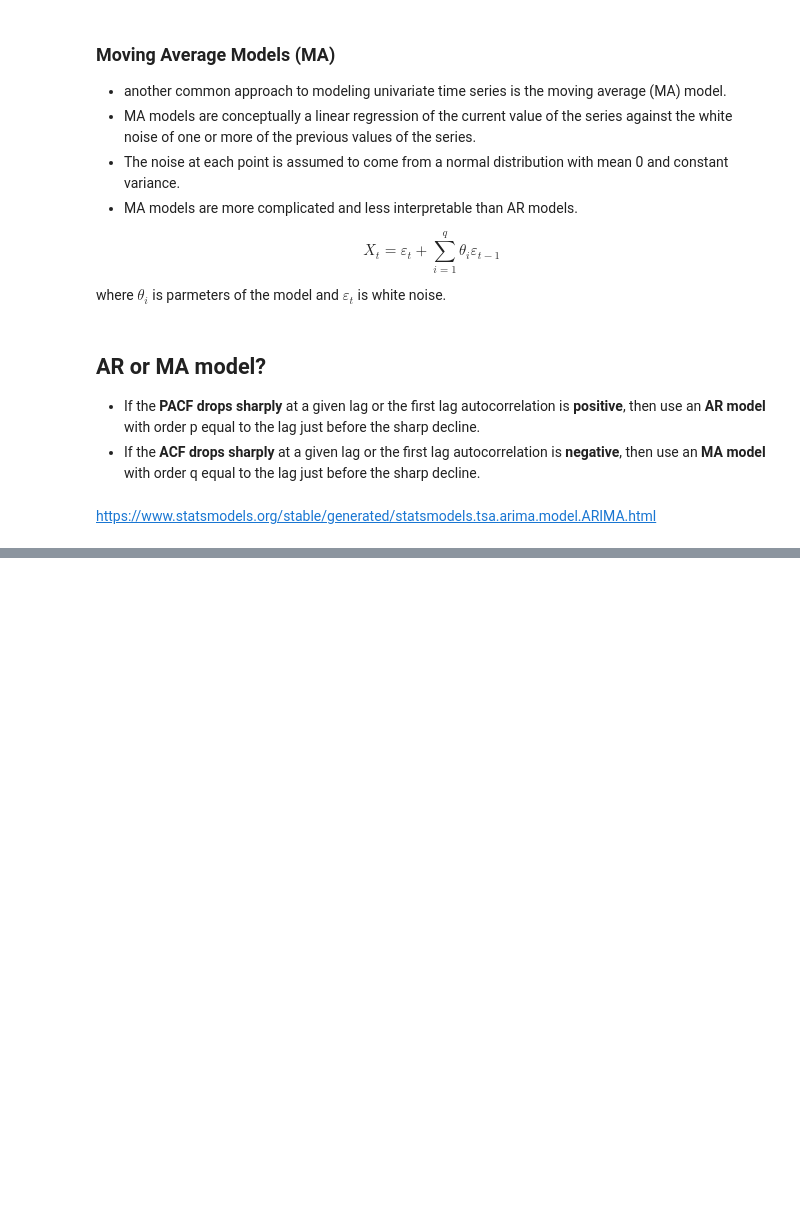
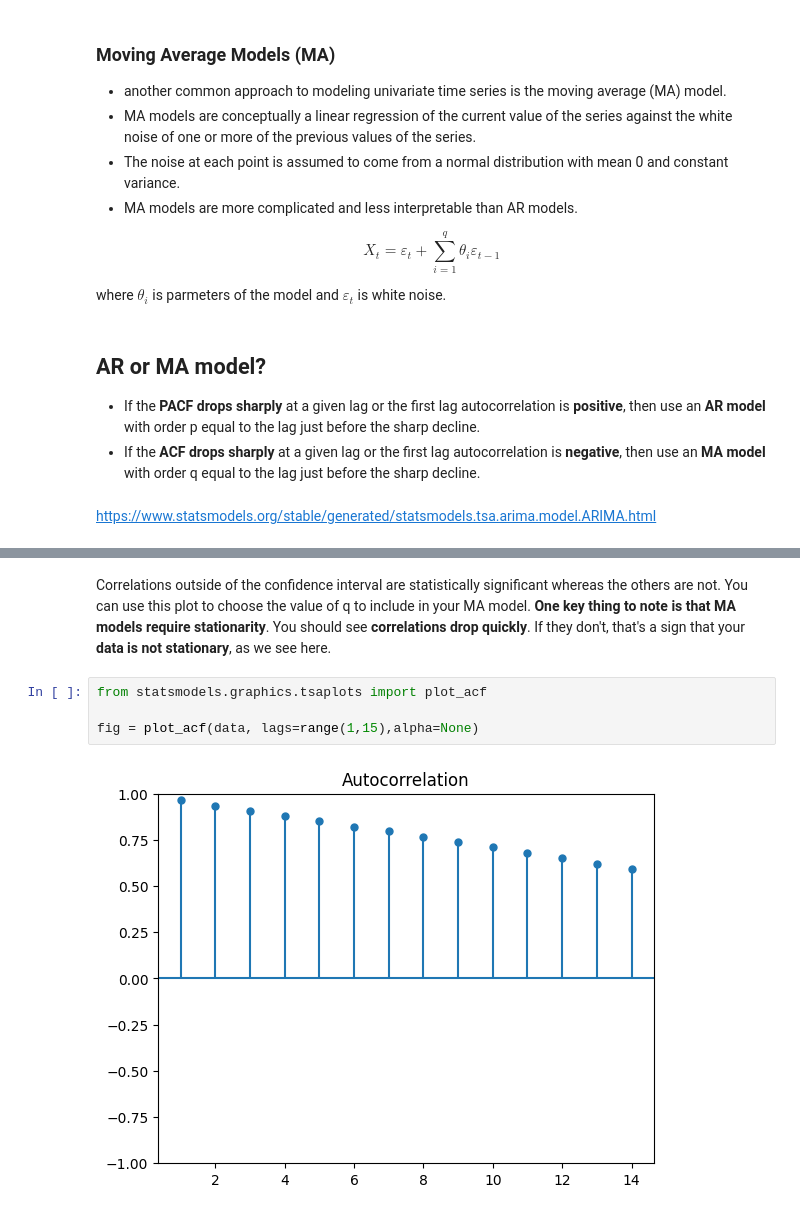
Before and after one commit to MKastek/time-series-notes, a Jupyter notebook: Time_series_anomaly_detection.ipynb, the cells around one changed output, grey strips where cells are left out. Drawn from its saved outputs; the diff is of its cells as text; blank space fills up the shorter version.

```diff
--- a/Time_series_anomaly_detection.ipynb
+++ b/Time_series_anomaly_detection.ipynb
@@ -767,0 +812,8 @@ https://www.statsmodels.org/stable/generated/statsmodels.tsa.arima.model.ARIMA.h
+# %% [markdown]
+Correlations outside of the confidence interval are statistically significant whereas the others are not. You can use this plot to choose the value of q to include in your MA model. **One key thing to note is that MA models require stationarity**. You should see **correlations drop quickly**. If they don't, that's a sign that your **data is not stationary**, as we see here.
+# %%
+from statsmodels.graphics.tsaplots import plot_acf
+
+fig = plot_acf(data, lags=range(1,15),alpha=None)
+# %% [output]
+[figure, added]
```
Also changed, not shown: parts of 23 cells of this notebook.
